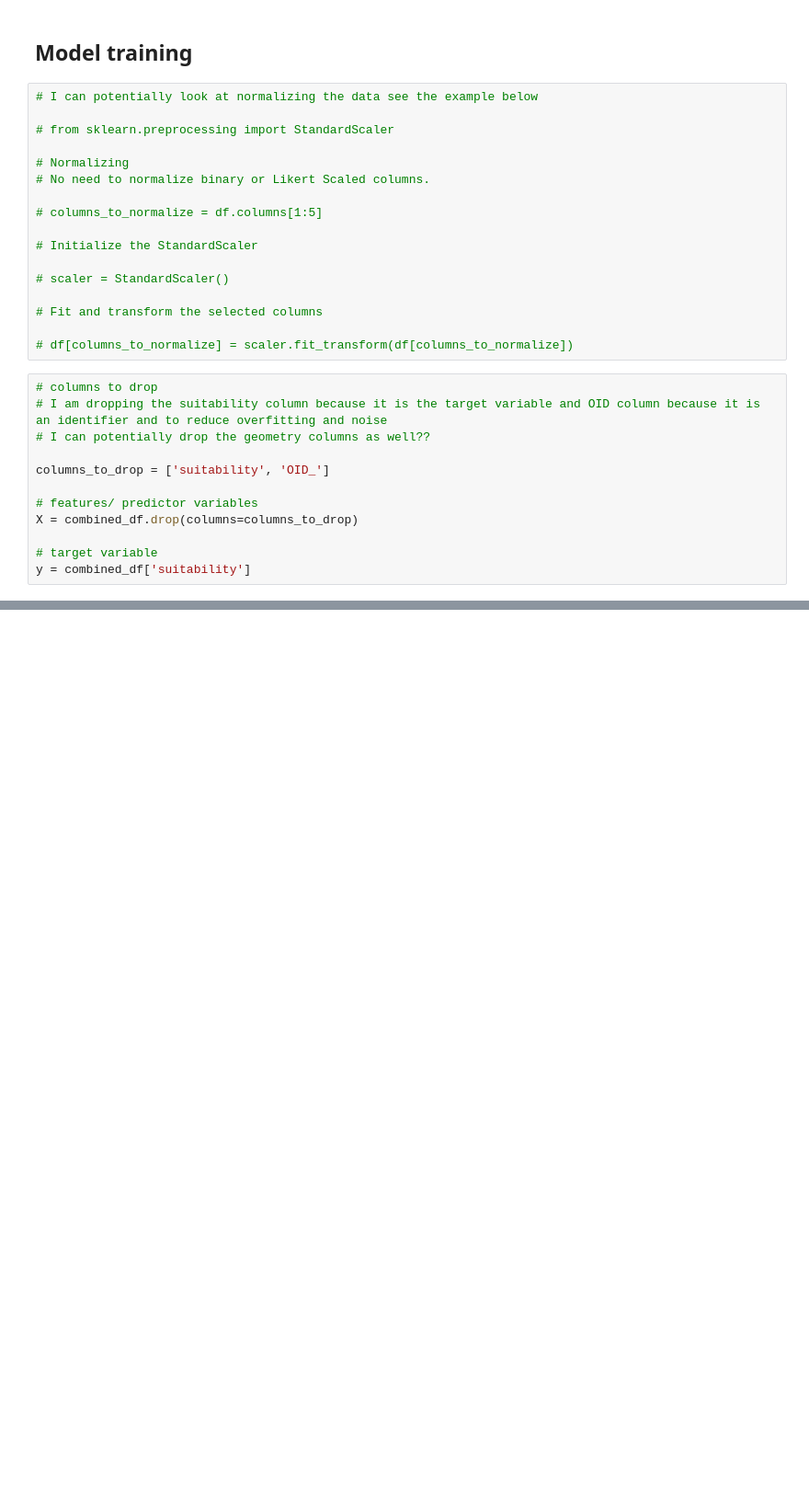
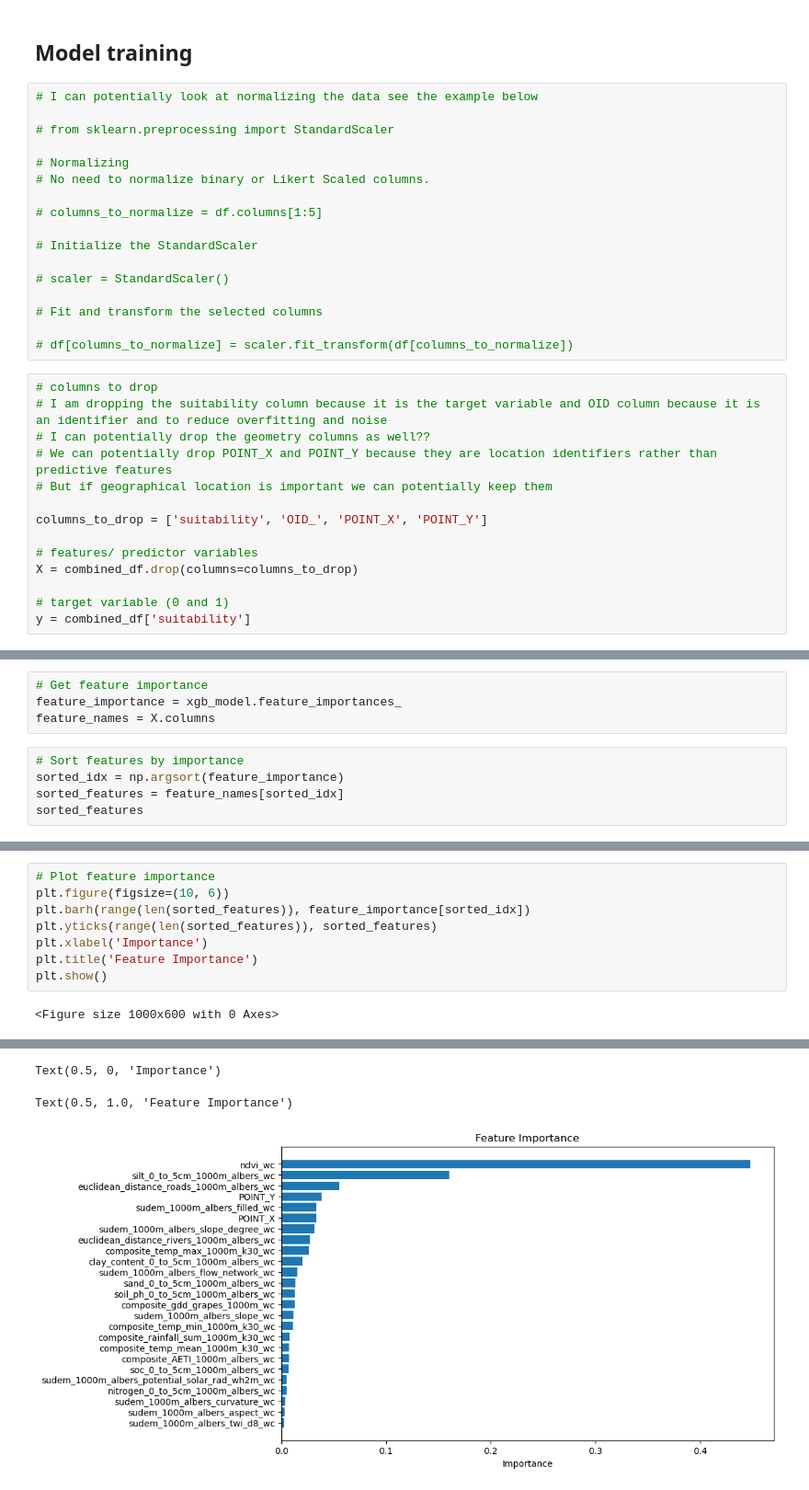
Before and after one commit to charlesmudima/vineyard-establishment-using-xgboost, a Jupyter notebook: xgboost-data-visualisation.ipynb, the cells around one changed output, grey strips where cells are left out. Shown at 92% size. Cells and saved outputs as stored; diff of their text form; blank space fills up the shorter version.

```diff
--- a/xgboost-data-visualisation.ipynb
+++ b/xgboost-data-visualisation.ipynb
@@ -545,13 +583,15 @@ Text(0, 0.5, 'Latitude')
 # columns to drop
 # I am dropping the suitability column because it is the target variable and OID column because it is an identifier and to reduce overfitting and noise
 # I can potentially drop the geometry columns as well??
+# We can potentially drop POINT_X and POINT_Y because they are location identifiers rather than predictive features
+# But if geographical location is important we can potentially keep them
 
-columns_to_drop = ['suitability', 'OID_']
+columns_to_drop = ['suitability', 'OID_', 'POINT_X', 'POINT_Y']
 
 # features/ predictor variables
 X = combined_df.drop(columns=columns_to_drop)
 
-# target variable
+# target variable (0 and 1)
 y = combined_df['suitability']
 # %%
 # Create a train/test split with 20% as test size
@@ -583,0 +648,9 @@ print(f"R-squared Score: {r2:.4f}")
+# %%
+# Get feature importance
+feature_importance = xgb_model.feature_importances_
+feature_names = X.columns
+# %%
+# Sort features by importance
+sorted_idx = np.argsort(feature_importance)
+sorted_features = feature_names[sorted_idx]
+sorted_features
@@ -583,0 +675,10 @@ print(f"R-squared Score: {r2:.4f}")
+# %%
+# Plot feature importance
+plt.figure(figsize=(10, 6))
+plt.barh(range(len(sorted_features)), feature_importance[sorted_idx])
+plt.yticks(range(len(sorted_features)), sorted_features)
+plt.xlabel('Importance')
+plt.title('Feature Importance')
+plt.show()
+# %% [output]
+<Figure size 1000x600 with 0 Axes>
@@ -583,0 +703,3 @@ print(f"R-squared Score: {r2:.4f}")
+Text(0.5, 0, 'Importance')
+Text(0.5, 1.0, 'Feature Importance')
+[figure, added]
```
Also changed, not shown: parts of 11 cells of this notebook.
